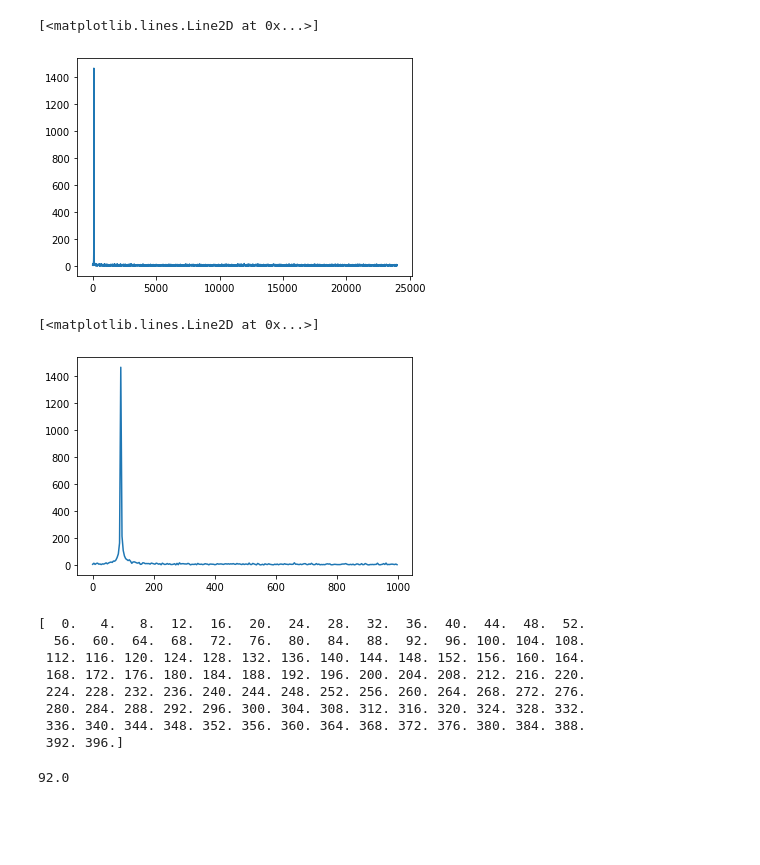
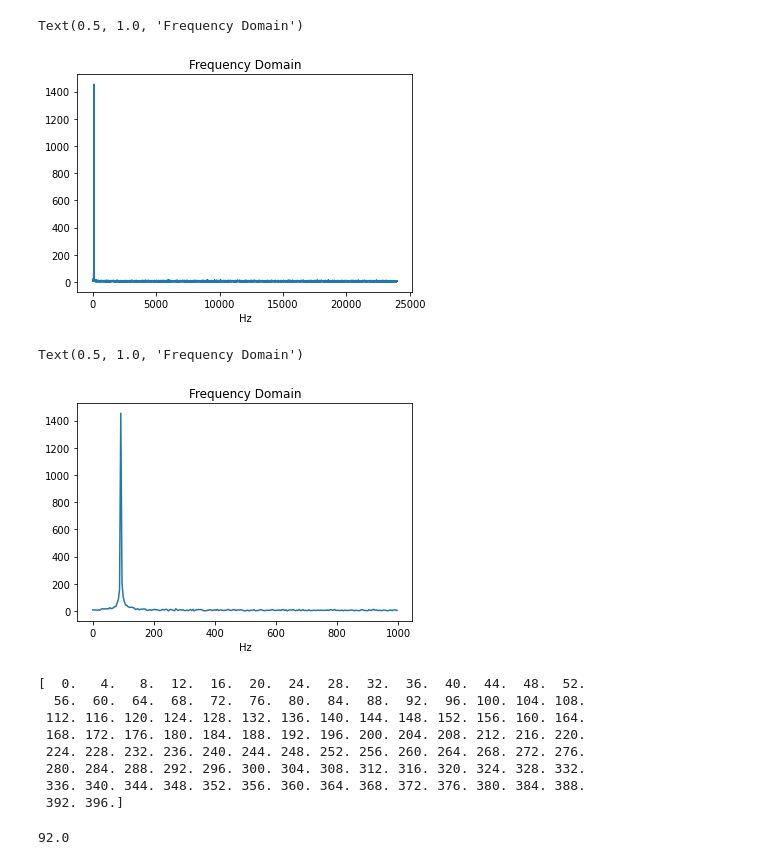
Before and after one commit to anandkrishnakumar/musicr, a Jupyter notebook: notebooks/FrequencyDomain.ipynb, the cells around one changed output. Saved outputs shown, nothing was run; the diff lists cells and outputs as text; code cells hidden in the pictures; blank space fills up the shorter version.

```diff
--- a/notebooks/FrequencyDomain.ipynb
+++ b/notebooks/FrequencyDomain.ipynb
@@ -22,39 +25,50 @@ Text(0, 0.5, 'amplitude')
 # %%
+#perform a fast fourier transform to transform into the frequency domain
 example_freq_dom = np.fft.fft(example_wave,n = len(example_wave))
 
 example_freq_dom = example_freq_dom[range(int(len(example_wave)/2))]
 
 
 tpCount     = len(example_wave)
 
 values      = np.arange(int(tpCount/2))
 
 timePeriod  = tpCount/sr
 
 frequencies = values/timePeriod
 
 plt.plot(frequencies, abs(example_freq_dom))
+plt.xlabel('Hz')
+plt.title('Frequency Domain')
 # %% [output]
-[<matplotlib.lines.Line2D at 0x...>]
+Text(0.5, 1.0, 'Frequency Domain')
-[figure, old version]
+[figure, new version]
 # %%
+#Look at the frequency domain up to some reasonable frequency
+
 indexes = frequencies<1000
 plt.plot(frequencies[indexes], abs(example_freq_dom)[indexes])
+plt.xlabel('Hz')
+plt.title('Frequency Domain')
 # %% [output]
-[<matplotlib.lines.Line2D at 0x...>]
+Text(0.5, 1.0, 'Frequency Domain')
-[figure, old version]
+[figure, new version]
-# %%
-print(frequencies[:100])
-# %% [output]
-[  0.   4.   8.  12.  16.  20.  24.  28.  32.  36.  40.  44.  48.  52.
-  56.  60.  64.  68.  72.  76.  80.  84.  88.  92.  96. 100. 104. 108.
- 112. 116. 120. 124. 128. 132. 136. 140. 144. 148. 152. 156. 160. 164.
- 168. 172. 176. 180. 184. 188. 192. 196. 200. 204. 208. 212. 216. 220.
- 224. 228. 232. 236. 240. 244. 248. 252. 256. 260. 264. 268. 272. 276.
- 280. 284. 288. 292. 296. 300. 304. 308. 312. 316. 320. 324. 328. 332.
- 336. 340. 344. 348. 352. 356. 360. 364. 368. 372. 376. 380. 384. 388.
- 392. 396.]
-# %%
-frequencies[np.argmax(abs(example_freq_dom))]
-# %% [output]
-92.0
+# %%
+print(frequencies[:100]) #resolution of frequency domain will increase when we increase the time period of the chunks...
+
+#i.e. jumps in frequency domain will be equal to 1/time period of chunk. So if we want to demonstrate a discrepency between 92 and 96,
+#we need time length of the chunk to be 1/4 unfortunately...
+# %% [output]
+[  0.   4.   8.  12.  16.  20.  24.  28.  32.  36.  40.  44.  48.  52.
+  56.  60.  64.  68.  72.  76.  80.  84.  88.  92.  96. 100. 104. 108.
+ 112. 116. 120. 124. 128. 132. 136. 140. 144. 148. 152. 156. 160. 164.
+ 168. 172. 176. 180. 184. 188. 192. 196. 200. 204. 208. 212. 216. 220.
+ 224. 228. 232. 236. 240. 244. 248. 252. 256. 260. 264. 268. 272. 276.
+ 280. 284. 288. 292. 296. 300. 304. 308. 312. 316. 320. 324. 328. 332.
+ 336. 340. 344. 348. 352. 356. 360. 364. 368. 372. 376. 380. 384. 388.
+ 392. 396.]
+# %%
+#checking if the peak matches the frequency at which our example wave was generated
+frequencies[np.argmax(abs(example_freq_dom))]
+# %% [output]
+92.0
```
Also changed, not shown: parts of 2 cells of this notebook.
